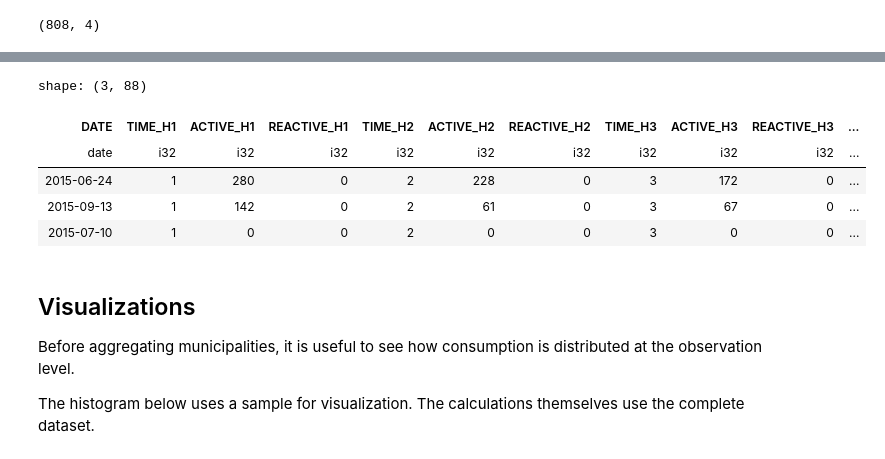
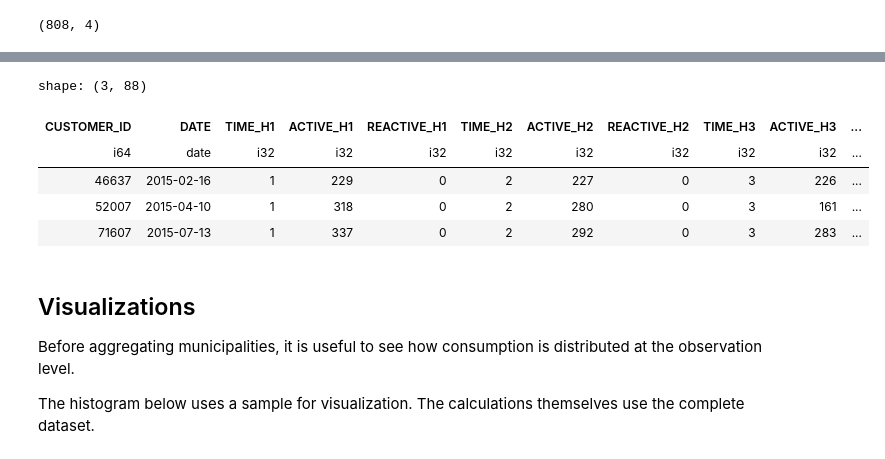
Before and after one commit to reem-naji/potential-fortnight, a Jupyter notebook: notebooks/EDA+basic clustering.ipynb, the cells around one changed output, grey strips where cells are left out. Saved outputs shown, nothing was run; the diff lists cells and outputs as text; code cells hidden in the pictures.

```diff
--- a/notebooks/EDA+basic clustering.ipynb
+++ b/notebooks/EDA+basic clustering.ipynb
@@ -733,3 +734,27 @@ Collapsing groups:        41,916
 Rows removed:             42,801
 Rows remaining (lazy):    16,112,923
 Groups still with >1 row: 127,216
+# %%
+active_cols = [f"ACTIVE_H{i}" for i in range(1, 26)]
+
+A = (
+    A
+    .with_columns(
+        pl.sum_horizontal([pl.col(c) for c in active_cols]).alias("_temp_total")
+    )
+    .sort("_temp_total", descending=True)
+    .group_by(["CUSTOMER_ID", "DATE"], maintain_order=True)
+    .first()
+    .drop("_temp_total")
+)
+
+remaining = (
+    A
+    .group_by(["CUSTOMER_ID", "DATE"])
+    .agg(pl.len().alias("n"))
+    .filter(pl.col("n") > 1)
+    .select(pl.len())
+    .collect()
+    .item()
+)
+print(f"Groups still duplicated: {remaining}")
@@ -1042,7 +1069,7 @@ coordinates_clean = coordinates_clean.select([
     "DE_MUNICIP_org",
     "LATITUDE",
     "LONGITUDE",
-    "PROVINCE"
+    "PROVINCE",
 ])
 coordinates_clean.shape
 # %% [output]
@@ -1066,20 +1099,23 @@ shape: (3, 87)
 # %%
-summer_months = [6, 7, 8, 9, 10]
 A = A.with_columns(
-        pl.when(pl.col("DATE").dt.month().is_in(summer_months))
-        .then(pl.lit("Summer"))
-        .otherwise(pl.lit("Winter"))
-        .alias("Season")
-    )
+    pl.when(pl.col("DATE").dt.month().is_in([12, 1, 2]))
+    .then(pl.lit("Winter"))
+    .when(pl.col("DATE").dt.month().is_in([3, 4, 5]))
+    .then(pl.lit("Spring"))
+    .when(pl.col("DATE").dt.month().is_in([6, 7, 8, 9]))
+    .then(pl.lit("Summer"))
+    .otherwise(pl.lit("Autumn"))
+    .alias("Season")
+)
 
 A.head(3).collect()
 # %% [output]
 shape: (3, 88)
-| DATE | TIME_H1 | ACTIVE_H1 | REACTIVE_H1 | TIME_H2 | ACTIVE_H2 | REACTIVE_H2 | TIME_H3 | ACTIVE_H3 | REACTIVE_H3 | ... |
-| date | i32 | i32 | i32 | i32 | i32 | i32 | i32 | i32 | i32 | ... |
-| 2015-06-24 | 1 | 280 | 0 | 2 | 228 | 0 | 3 | 172 | 0 | ... |
-| 2015-09-13 | 1 | 142 | 0 | 2 | 61 | 0 | 3 | 67 | 0 | ... |
-| 2015-07-10 | 1 | 0 | 0 | 2 | 0 | 0 | 3 | 0 | 0 | ... |
+| CUSTOMER_ID | DATE | TIME_H1 | ACTIVE_H1 | REACTIVE_H1 | TIME_H2 | ACTIVE_H2 | REACTIVE_H2 | TIME_H3 | ACTIVE_H3 | ... |
+| i64 | date | i32 | i32 | i32 | i32 | i32 | i32 | i32 | i32 | ... |
+| 46637 | 2015-02-16 | 1 | 229 | 0 | 2 | 227 | 0 | 3 | 226 | ... |
+| 52007 | 2015-04-10 | 1 | 318 | 0 | 2 | 280 | 0 | 3 | 161 | ... |
+| 71607 | 2015-07-13 | 1 | 337 | 0 | 2 | 292 | 0 | 3 | 283 | ... |
 # %% [markdown]
 ## Visualizations
 
```
Also changed, not shown: parts of 42 cells of this notebook.
